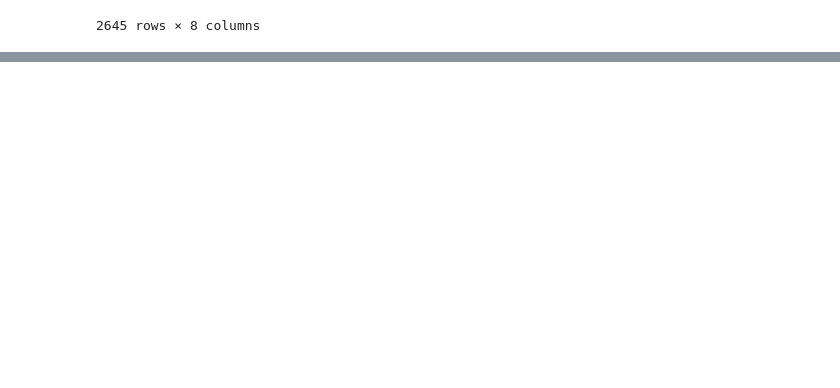
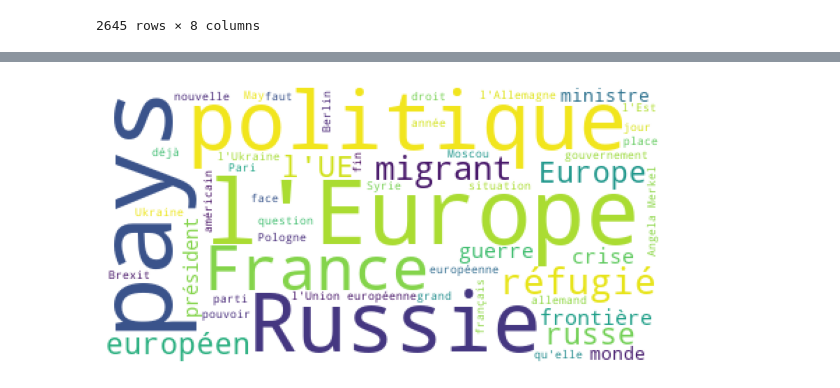
Before and after one commit to cmllbll/Projet_DSSS_2023, a Jupyter notebook: Dataset_France.ipynb, the cells around one changed output, grey strips where cells are left out. Cells and saved outputs as stored; diff of their text form; code cells hidden in the pictures; blank space fills up the shorter version.

Commit message:
Dataset + Wordcloud Ukraine et Afghanistan

```diff
--- a/Dataset_France.ipynb
+++ b/Dataset_France.ipynb
@@ -1001,0 +1002,7 @@ plt.show()
+# %%
+terms_mentioned_ukraine = [
+    "Ukraine", "ukrainien", "ukrainienne", "Kiev"
+]
+
+filtered_articles_ukraine = df[df["Texte"].str.contains('|'.join(terms_mentioned_ukraine), case=False)]
+filtered_articles_ukraine
@@ -1001,0 +1023,17 @@ plt.show()
+# %%
+text = ' '.join(filtered_articles_ukraine['Texte'])
+
+specified_terms = ["n'a", "n'est", "crisemigratoire", "crisedes"]
+for term in specified_terms:
+    text = text.replace(term, '')
+
+# Create a WordCloud object with stopwords
+wordcloud = WordCloud(background_color='white', stopwords=stopwords, max_words=50).generate(text)
+
+# Display the WordCloud
+plt.figure(figsize=(10, 6))
+plt.imshow(wordcloud)
+plt.axis('off')
+plt.show()
+# %% [output]
+[figure, added]
```
Also changed, not shown: parts of 4 cells of this notebook.
